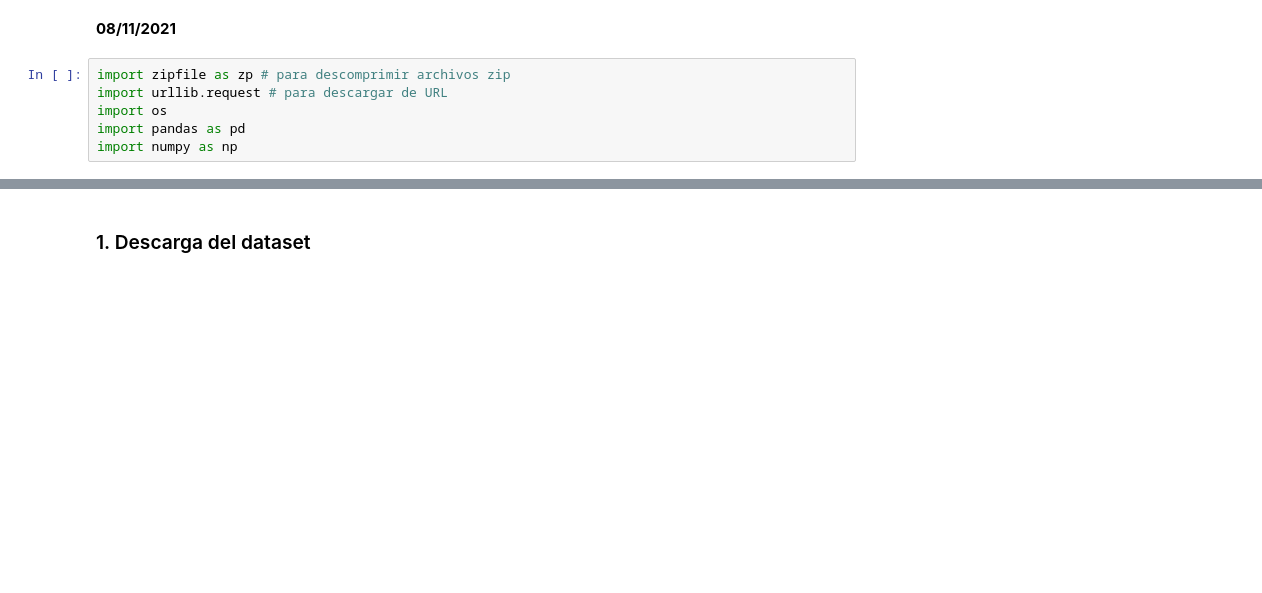
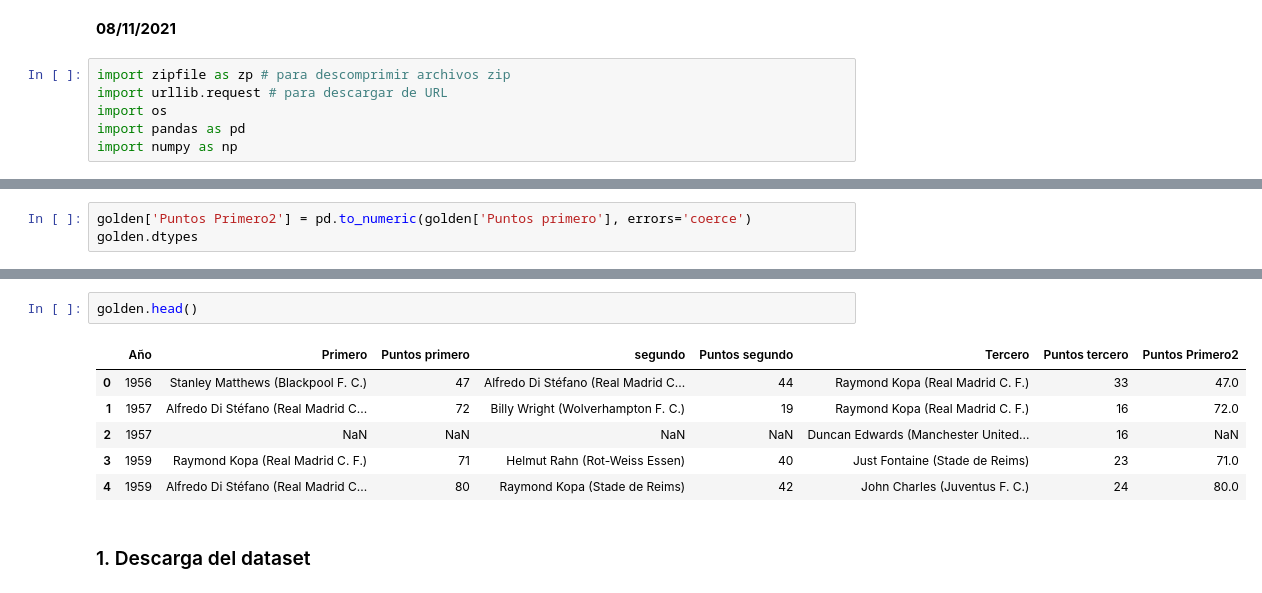
Before and after one commit to Sergio64g/BigDataCourse, a Jupyter notebook: Análisis de datos en el ecosistema Python/Sesión 7 - Data Processing Ejercicio.ipynb, the cells around one changed output, grey strips where cells are left out. Cells and saved outputs as stored; diff of their text form; blank space fills up the shorter version.

```diff
--- a/Análisis de datos en el ecosistema Python/Sesión 7 - Data Processing Ejercicio.ipynb
+++ b/Análisis de datos en el ecosistema Python/Sesión 7 - Data Processing Ejercicio.ipynb
@@ -12,0 +50,3 @@ import numpy as np
+# %%
+golden['Puntos Primero2'] = pd.to_numeric(golden['Puntos primero'], errors='coerce')
+golden.dtypes
@@ -13,3 +63,12 @@ import numpy as np
+# %%
+golden.head()
+# %% [output]
+|  | Año | Primero | Puntos primero | segundo | Puntos segundo | Tercero | Puntos tercero | Puntos Primero2 |
+| 0 | 1956 | Stanley Matthews (Blackpool F. C.) | 47 | Alfredo Di Stéfano (Real Madrid C... | 44 | Raymond Kopa (Real Madrid C. F.) | 33 | 47.0 |
+| 1 | 1957 | Alfredo Di Stéfano (Real Madrid C... | 72 | Billy Wright (Wolverhampton F. C.) | 19 | Raymond Kopa (Real Madrid C. F.) | 16 | 72.0 |
+| 2 | 1957 | NaN | NaN | NaN | NaN | Duncan Edwards (Manchester United... | 16 | NaN |
+| 3 | 1959 | Raymond Kopa (Real Madrid C. F.) | 71 | Helmut Rahn (Rot-Weiss Essen) | 40 | Just Fontaine (Stade de Reims) | 23 | 71.0 |
+| 4 | 1959 | Alfredo Di Stéfano (Real Madrid C... | 80 | Raymond Kopa (Stade de Reims) | 42 | John Charles (Juventus F. C.) | 24 | 80.0 |
 # %% [markdown]
 ### 1. Descarga del dataset
 # %%
```
Also changed, not shown: parts of 7 cells of this notebook, 4 other files.
